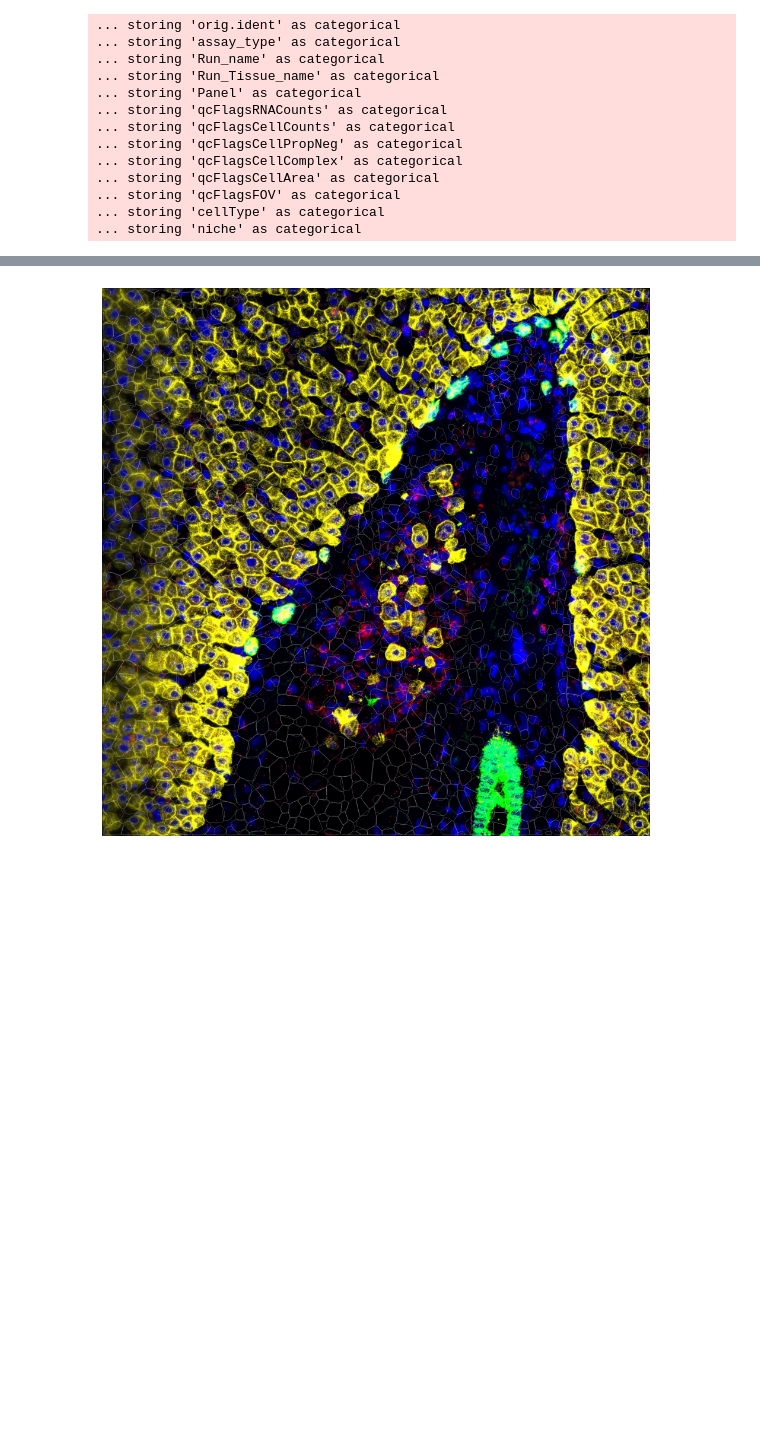
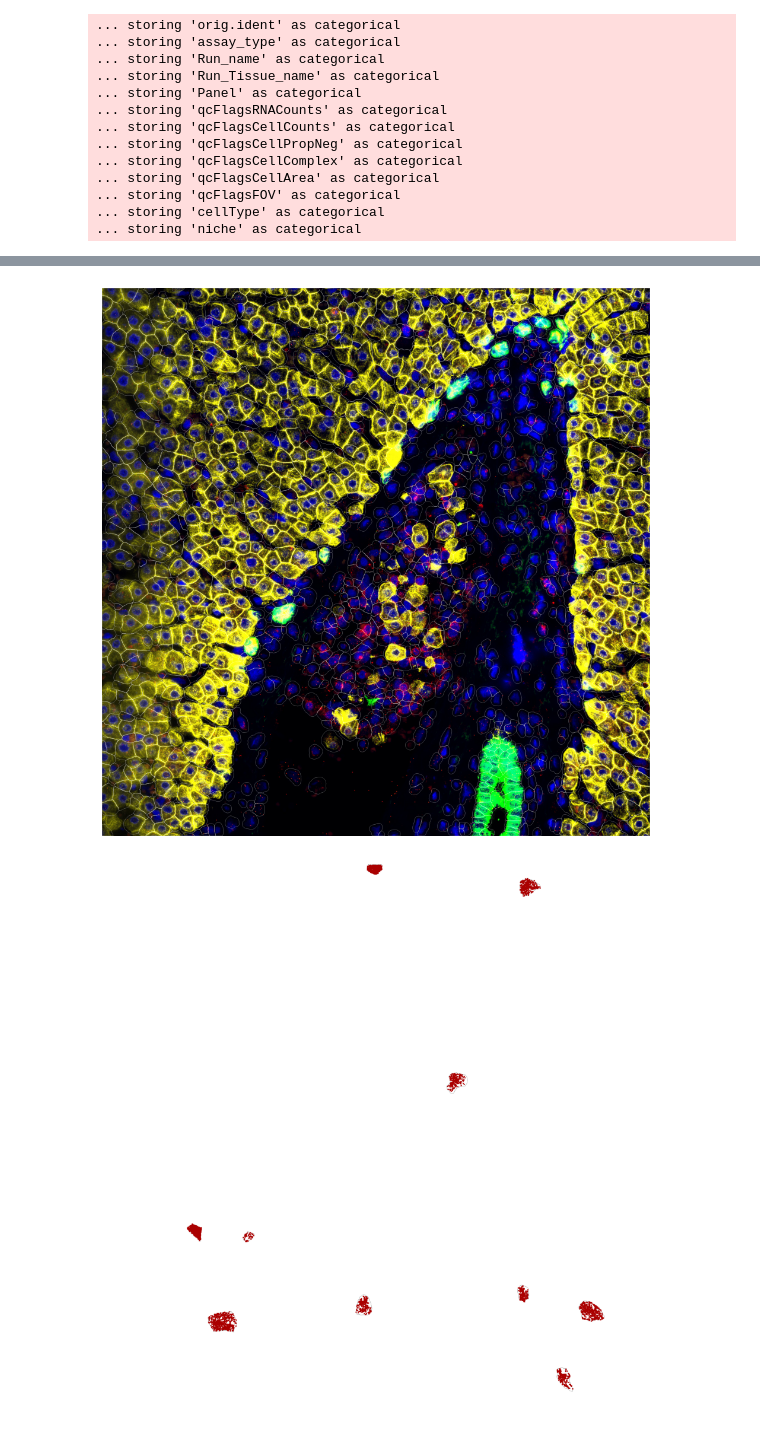
Before and after one commit to interactivereport/cellxgene_VIP, a Jupyter notebook: notebook/public_cosMx_liver.ipynb, the cells around one changed output, grey strips where cells are left out. Cells and saved outputs as stored; diff of their text form; code cells hidden in the pictures; blank space fills up the shorter version.

Commit message:
cosMx plotting coordinate updates

```diff
--- a/notebook/public_cosMx_liver.ipynb
+++ b/notebook/public_cosMx_liver.ipynb
@@ -76,8 +100,8 @@ def readOneCapture(strExp, # the path to the expression matrix of a FOV
     print(" add reduction")
     D.obsm['X_FOV_local'] = cInfo.loc[cID,[_ for _ in cInfo.columns if _.endswith(lpx)]].to_numpy('float32')
     if isinstance(gpx, (int, float)):
-        FOV_global = cInfo.loc[cID,[_ for _ in cInfo.columns if _.endswith(lpx)]]
-        FOV_global.iloc[:,-1] += gpx
+        FOV_global = cInfo.loc[cID,[_ for _ in cInfo.columns if _.endswith(lpx)]]#
+        FOV_global.iloc[:,1] += gpx
         D.obsm['X_FOV_global'] = FOV_global.to_numpy('float32')
     else:
         D.obsm['X_FOV_global'] = cInfo.loc[cID,[_ for _ in cInfo.columns if _.endswith(lpx)]].to_numpy('float32')
@@ -90,8 +114,8 @@ def readOneCapture(strExp, # the path to the expression matrix of a FOV
     X = pd.read_csv(strCellBoundaries)
     X.columns = [re.sub(cell_column,cellID_col,re.sub(lpx,suf_px['local'],_)) for _ in X.columns]
     if isinstance(gpx, (int, float)):
-        X['x'+suf_px['global']] = X['x'+suf_px['local']]
-        X['y'+suf_px['global']] = X['y'+suf_px['local']] + gpx
+        X['x'+suf_px['global']] = X['x'+suf_px['local']] + gpx
+        X['y'+suf_px['global']] = X['y'+suf_px['local']]
     else:
         X.columns = [re.sub(gpx,suf_px['global'],_) for _ in X.columns]
     D.uns[cosMx_uns][sID][cell_uns] = X
@@ -100,8 +124,8 @@ def readOneCapture(strExp, # the path to the expression matrix of a FOV
     X = pd.read_csv(strTargetCoord)
     X.columns = [re.sub(cell_column,cellID_col,re.sub(lpx,suf_px['local'],_)) for _ in X.columns]
     if isinstance(gpx, (int, float)):
-        X['x'+suf_px['global']] = X['x'+suf_px['local']]
-        X['y'+suf_px['global']] = X['y'+suf_px['local']] + gpx
+        X['x'+suf_px['global']] = X['x'+suf_px['local']] + gpx
+        X['y'+suf_px['global']] = X['y'+suf_px['local']]
     else:
         X.columns = [re.sub(gpx,suf_px['global'],_) for _ in X.columns]
     D.uns[cosMx_uns][sID][transc_uns] = X
@@ -178,10 +204,14 @@ adata.write("human_liver.h5ad")
 # %%
-## visualize one FOV with cell boundaries
+## visualize one FOV with cell boundaries to make sure the coordinates are good
+import random
+import anndata as ad
+import numpy as np
+import matplotlib.pyplot as plt
+#adata = ad.read_h5ad('human_liver.h5ad')
 sID= 'Normal3'
-import numpy as np
 def showImg(img):
     plt.figure(figsize=(12, 12))
-    plt.imshow(img)
+    plt.imshow(img,cmap='gray')
     plt.axis('off')
     plt.show()
     plt.close()
@@ -197,35 +227,61 @@ def bresenham_line(pt1,pt2):
     while x1 != x2 or y1 != y2:
         points.append((x1, y1))
         e2 = 2 * error
         if e2 > -dy:
             error -= dy
             x1 += sx
         if e2 < dx:
             error += dx
             y1 += sy
     points.append((x2, y2))
     return points
 def loc_img(pt,imgH):
     x,y = pt
-    return((round(imgH-y),round(x)))
+    return((round(y),round(x)))#imgH-y-1
+def square_integer(ct,halfS):
+    x_center, y_center = ct
+    coordinates_in_square = []
+    for x in range(x_center - halfS, x_center + halfS + 1):
+        for y in range(y_center - halfS, y_center + halfS + 1):
+            coordinates_in_square.append((x, y))
+    return coordinates_in_square
 cosMxKey='cosMx'
 keys = adata.uns[cosMxKey]['keys']
 cosMxArray={}
 cood_pair={}
-cood_N=10
 imgC = adata.uns[cosMxKey][sID][keys['img']].copy()
-cell_color='ffffff'
+cell_color= 'ffffff' #'000000'
 rgb = np.array(tuple(int(cell_color[i:i+2], 16) for i in (0, 2, 4)),dtype='uint8')
 cellB = adata.uns[cosMxKey][sID][keys['cell']]
 for i in cellB.cell_ID.unique():
     oneC = cellB[cellB.cell_ID==i].reset_index(drop=True)
     N = oneC.shape[0]
     for j in range(N):
         p = bresenham_line(loc_img((oneC[keys['local_px']['x']][j%N],oneC[keys['local_px']['y']][j%N]),imgC.shape[1]),
                            loc_img((oneC[keys['local_px']['x']][(j+1)%N],oneC[keys['local_px']['y']][(j+1)%N]),imgC.shape[1]))
         for a in p:
             imgC[a]=rgb
-
 showImg(imgC)
+# cell boundries with transcript within the same randomly selected 10 cell
+imgC = np.ones((adata.uns[cosMxKey][sID][keys['img']].shape[0],adata.uns[cosMxKey][sID][keys['img']].shape[1],3),dtype='uint8')*255
+cell_color="000000"
+rgb = np.array(tuple(int(cell_color[i:i+2], 16) for i in (0, 2, 4)),dtype='uint8')
+cID = random.sample(list(cellB.cell_ID.unique()),10)
+txLoc = adata.uns['cosMx'][sID][keys['tx_loc']]
+for i in cID:
+    oneC = cellB[cellB.cell_ID==i].reset_index(drop=True)
+    N = oneC.shape[0]
+    for j in range(N):
+        p = bresenham_line(loc_img((oneC[keys['local_px']['x']][j%N],oneC[keys['local_px']['y']][j%N]),imgC.shape[1]),
+                           loc_img((oneC[keys['local_px']['x']][(j+1)%N],oneC[keys['local_px']['y']][(j+1)%N]),imgC.shape[1]))
+        for a in p:
+            imgC[a]=rgb
+col = 'aa0000'
+rgb = np.array(tuple(int(col[i:i+2], 16) for i in (0, 2, 4)),dtype='uint8')
+for i in txLoc.index[txLoc[cellID_col].isin(cID)].tolist():
+        for a in square_integer(loc_img((txLoc[keys['local_px']['x']][i],txLoc[keys['local_px']['y']][i]),imgC.shape[1]),4):
+            imgC[a] = rgb
+showImg(imgC)
 # %% [output]
-[figure, old version]
+[figure, new version]
+[figure, added]
```
Also changed, not shown: parts of 4 cells of this notebook, 1 other file.
